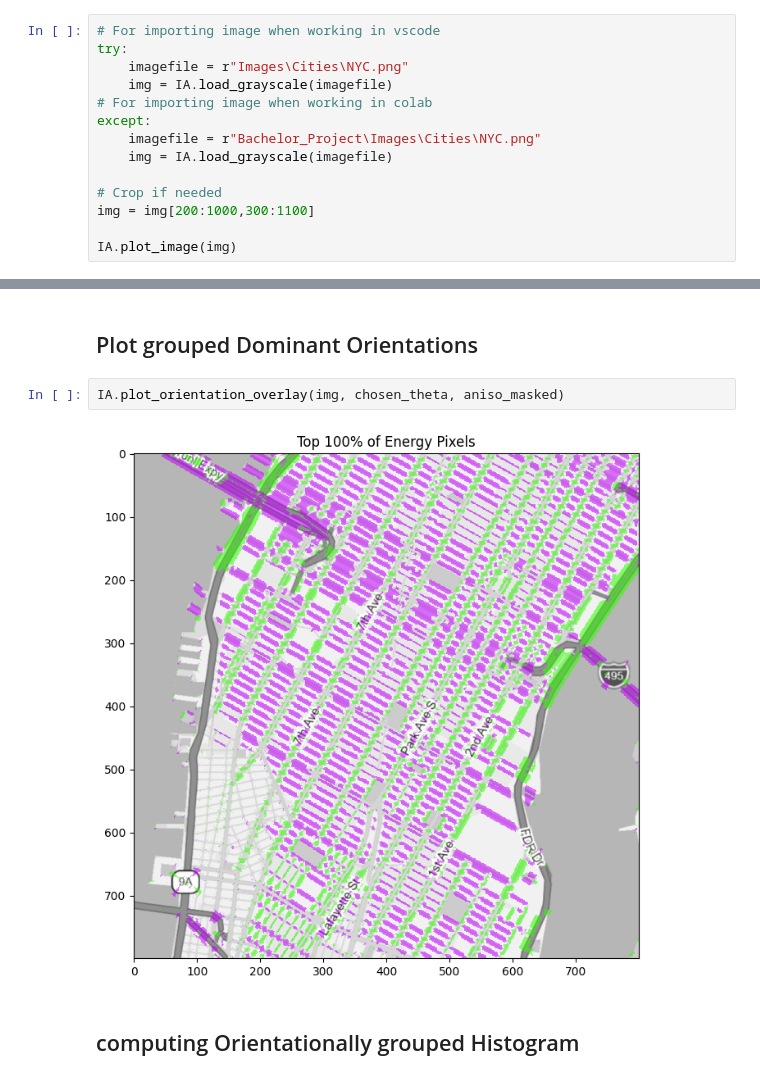
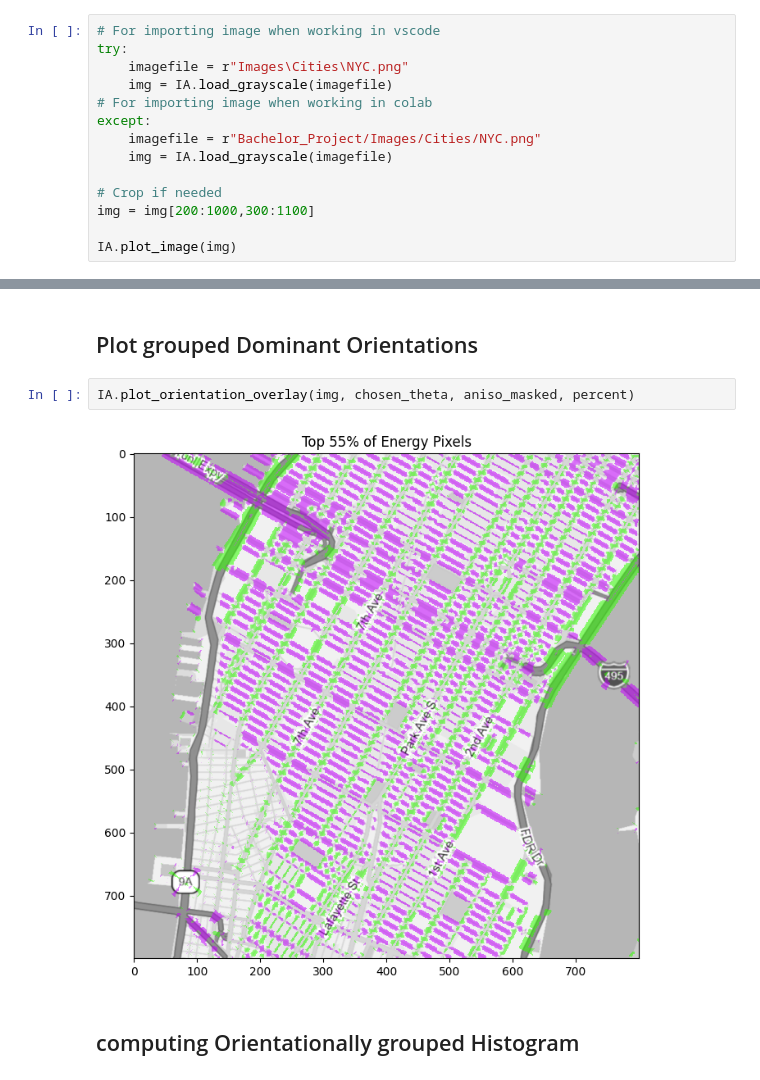
Before and after one commit to danieldidriksen/Bachelor_Project, a Jupyter notebook: NYC_Orientation_Analysis.ipynb, the cells around one changed output, grey strips where cells are left out. Cells and saved outputs as stored; diff of their text form.

```diff
--- a/NYC_Orientation_Analysis.ipynb
+++ b/NYC_Orientation_Analysis.ipynb
@@ -23,7 +23,7 @@ try:
     img = IA.load_grayscale(imagefile)
 # For importing image when working in colab
 except:
-    imagefile = r"Bachelor_Project\Images\Cities\NYC.png"
+    imagefile = r"Bachelor_Project/Images/Cities/NYC.png"
     img = IA.load_grayscale(imagefile)
 
 # Crop if needed
@@ -105,9 +105,9 @@ chosen_theta = IA.bin_orientations(theta, centers, tolerance_deg)
 # %% [markdown]
 ## Plot grouped Dominant Orientations
 # %%
-IA.plot_orientation_overlay(img, chosen_theta, aniso_masked)
+IA.plot_orientation_overlay(img, chosen_theta, aniso_masked, percent)
 # %% [output]
-[figure, old version]
+[figure, new version]
 # %% [markdown]
 ## computing Orientationally grouped Histogram
 # %%
```
